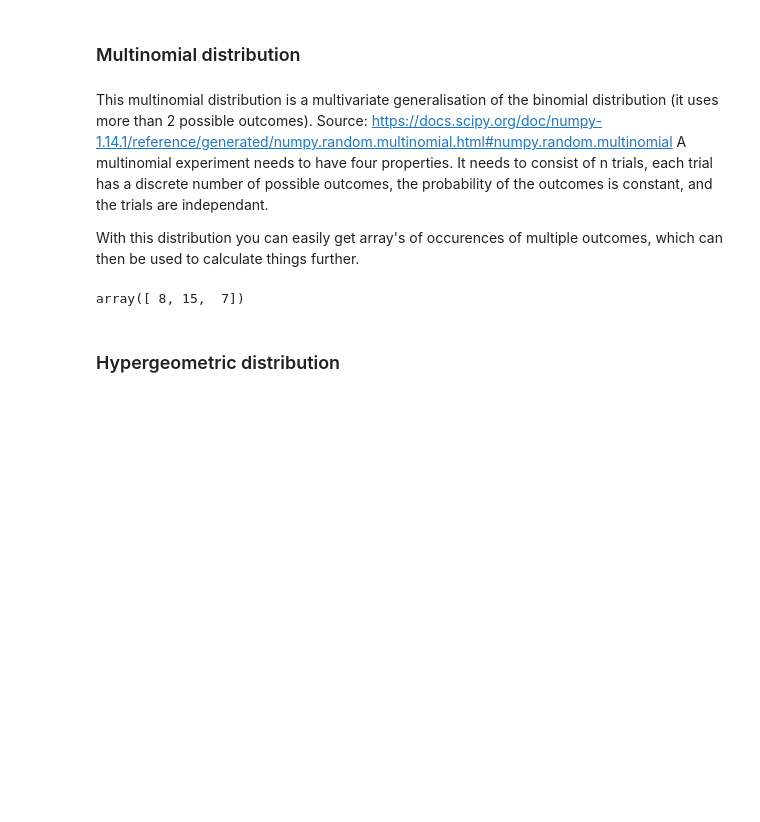
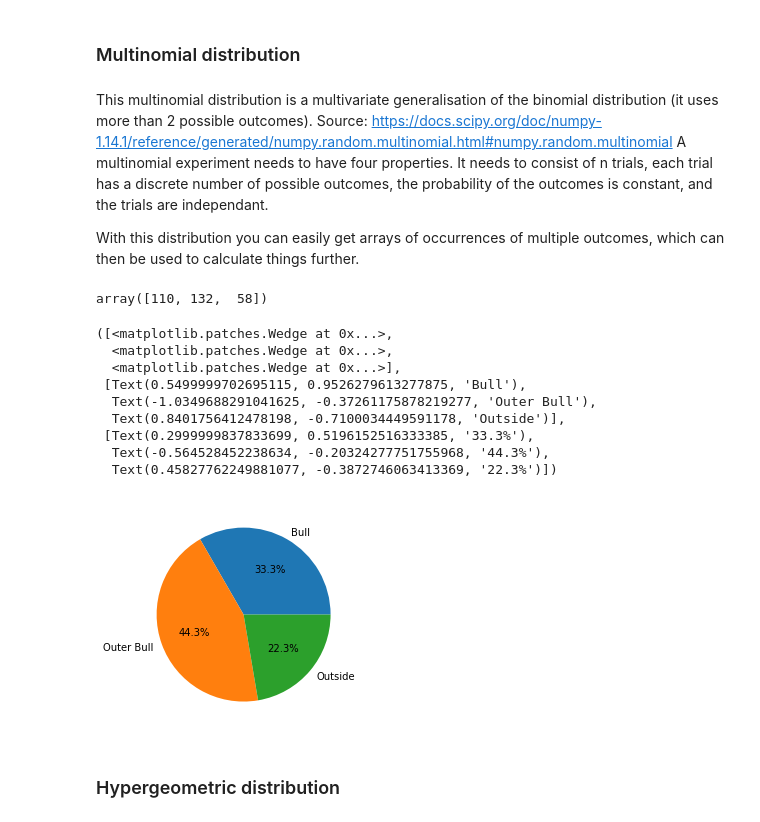
Before and after one commit to Ardvb/Numpy-random, a Jupyter notebook: Numpy-random.ipynb, the cells around one changed output. Drawn from its saved outputs; the diff is of its cells as text; code cells hidden in the pictures; blank space fills up the shorter version.

```diff
--- a/Numpy-random.ipynb
+++ b/Numpy-random.ipynb
@@ -255,13 +255,31 @@ sum(np.random.binomial(9, 0.35, 10000) == 3)/10000
 This multinomial distribution is a multivariate generalisation of the binomial distribution (it uses more than 2 possible outcomes). Source: https://docs.scipy.org/doc/numpy-1.14.1/reference/generated/numpy.random.multinomial.html#numpy.random.multinomial
 A multinomial experiment needs to have four properties. It needs to consist of n trials, each trial has a discrete number of possible outcomes, the probability of the outcomes is constant, and the trials are independant.
 
-With this distribution you can easily get array's of occurences of multiple outcomes, which can then be used to calculate things further.
+With this distribution you can easily get arrays of occurrences of multiple outcomes, which can then be used to calculate things further.
 # %%
 # Michael van Gerwen hits 35% of his darts he aims at the bullseye, 45% end up in the single bull, and 20% end up elsewhere.
-# He will throw 30 darts.
-np.random.multinomial(30, [0.35, 0.45, 0.2]) # 30 darts, respectively 35, 45 and 20 percent chance.
+# He will throw 300 darts.
+bull = 0.35
+outerbull = 0.45
+outside = 0.2
+np.random.multinomial(300, [bull, outerbull, outside]) # 300 darts, respectively 35, 45 and 20 percent chance.
 # %% [output]
-array([ 8, 15,  7])
+array([110, 132,  58])
+# %%
+a = np.random.multinomial(300, [bull, outerbull, outside]) #learned about pie chart here: https://pythonspot.com/matplotlib-pie-chart/
+labels = "Bull", "Outer Bull", "Outside"
+plt.pie(a, labels=labels, autopct= "%1.1f%%")
+# %% [output]
+([<matplotlib.patches.Wedge at 0x...>,
+  <matplotlib.patches.Wedge at 0x...>,
+  <matplotlib.patches.Wedge at 0x...>],
+ [Text(0.5499999702695115, 0.9526279613277875, 'Bull'),
+  Text(-1.0349688291041625, -0.37261175878219277, 'Outer Bull'),
+  Text(0.8401756412478198, -0.7100034449591178, 'Outside')],
+ [Text(0.2999999837833699, 0.5196152516333385, '33.3%'),
+  Text(-0.564528452238634, -0.20324277751755968, '44.3%'),
+  Text(0.45827762249881077, -0.3872746063413369, '22.3%')])
+[figure, added]
 # %% [markdown]
 ### Hypergeometric distribution
 # %% [markdown]
```
Also changed, not shown: parts of 26 cells of this notebook.
